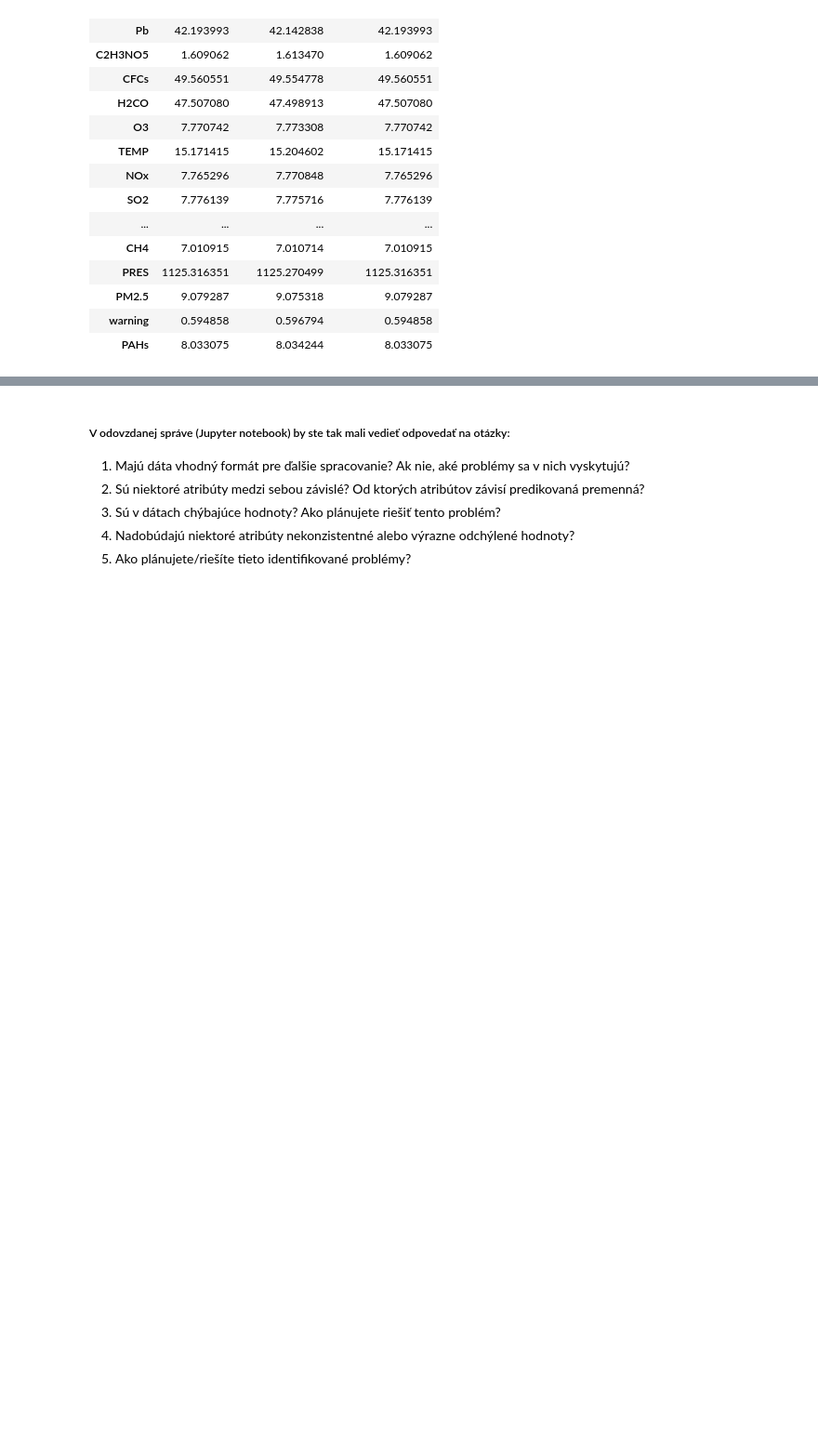
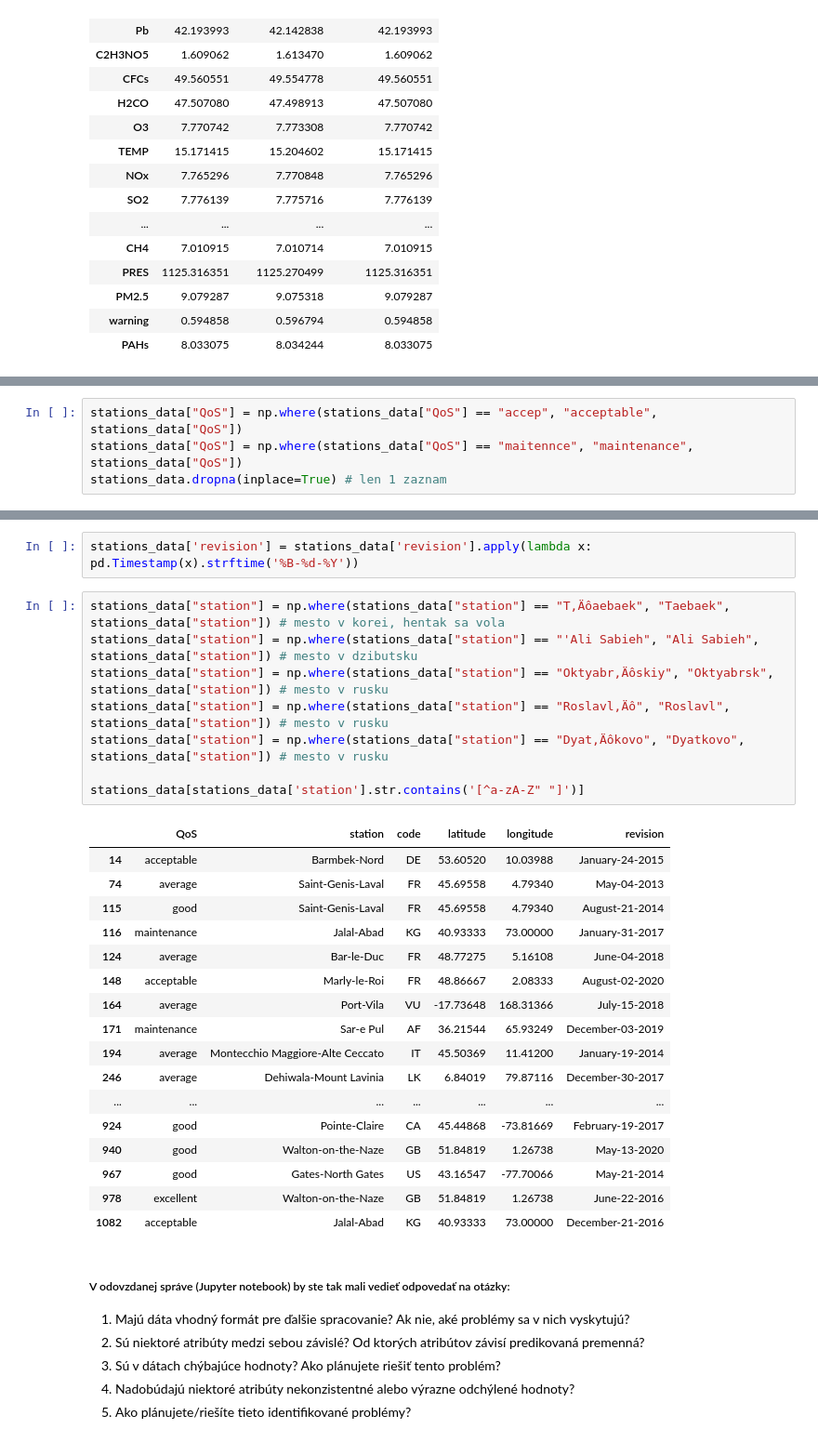
Before and after one commit to berny-29/IAU, a Jupyter notebook: Project.ipynb, the cells around one changed output, grey strips where cells are left out. Shown at 93% size. Drawn from its saved outputs; the diff is of its cells as text; blank space fills up the shorter version.

```diff
--- a/Project.ipynb
+++ b/Project.ipynb
@@ -162,0 +200,4 @@ Príklad formulovania hypotézy: merania kvality ovzdušia v kritickom stave maj
+# %%
+stations_data["QoS"] = np.where(stations_data["QoS"] == "accep", "acceptable", stations_data["QoS"])
+stations_data["QoS"] = np.where(stations_data["QoS"] == "maitennce", "maintenance", stations_data["QoS"])
+stations_data.dropna(inplace=True) # len 1 zaznam
@@ -163,3 +209,31 @@ Príklad formulovania hypotézy: merania kvality ovzdušia v kritickom stave maj
+# %%
+stations_data['revision'] = stations_data['revision'].apply(lambda x: pd.Timestamp(x).strftime('%B-%d-%Y'))
+# %%
+stations_data["station"] = np.where(stations_data["station"] == "T‚Äôaebaek", "Taebaek", stations_data["station"]) # mesto v korei, hentak sa vola
+stations_data["station"] = np.where(stations_data["station"] == "'Ali Sabieh", "Ali Sabieh", stations_data["station"]) # mesto v dzibutsku
+stations_data["station"] = np.where(stations_data["station"] == "Oktyabr‚Äôskiy", "Oktyabrsk", stations_data["station"]) # mesto v rusku
+stations_data["station"] = np.where(stations_data["station"] == "Roslavl‚Äô", "Roslavl", stations_data["station"]) # mesto v rusku
+stations_data["station"] = np.where(stations_data["station"] == "Dyat‚Äôkovo", "Dyatkovo", stations_data["station"]) # mesto v rusku
+
+stations_data[stations_data['station'].str.contains('[^a-zA-Z" "]')]
+# %% [output]
+|  | QoS | station | code | latitude | longitude | revision |
+| 14 | acceptable | Barmbek-Nord | DE | 53.60520 | 10.03988 | January-24-2015 |
+| 74 | average | Saint-Genis-Laval | FR | 45.69558 | 4.79340 | May-04-2013 |
+| 115 | good | Saint-Genis-Laval | FR | 45.69558 | 4.79340 | August-21-2014 |
+| 116 | maintenance | Jalal-Abad | KG | 40.93333 | 73.00000 | January-31-2017 |
+| 124 | average | Bar-le-Duc | FR | 48.77275 | 5.16108 | June-04-2018 |
+| 148 | acceptable | Marly-le-Roi | FR | 48.86667 | 2.08333 | August-02-2020 |
+| 164 | average | Port-Vila | VU | -17.73648 | 168.31366 | July-15-2018 |
+| 171 | maintenance | Sar-e Pul | AF | 36.21544 | 65.93249 | December-03-2019 |
+| 194 | average | Montecchio Maggiore-Alte Ceccato | IT | 45.50369 | 11.41200 | January-19-2014 |
+| 246 | average | Dehiwala-Mount Lavinia | LK | 6.84019 | 79.87116 | December-30-2017 |
+| ... | ... | ... | ... | ... | ... | ... |
+| 924 | good | Pointe-Claire | CA | 45.44868 | -73.81669 | February-19-2017 |
+| 940 | good | Walton-on-the-Naze | GB | 51.84819 | 1.26738 | May-13-2020 |
+| 967 | good | Gates-North Gates | US | 43.16547 | -77.70066 | May-21-2014 |
+| 978 | excellent | Walton-on-the-Naze | GB | 51.84819 | 1.26738 | June-22-2016 |
+| 1082 | acceptable | Jalal-Abad | KG | 40.93333 | 73.00000 | December-21-2016 |
 # %% [markdown]
 ##### V odovzdanej správe (Jupyter notebook) by ste tak mali vedieť odpovedať na otázky:
 1. Majú dáta vhodný formát pre ďalšie spracovanie? Ak nie, aké problémy sa v nich vyskytujú?
```
Also changed, not shown: parts of 6 cells of this notebook.
